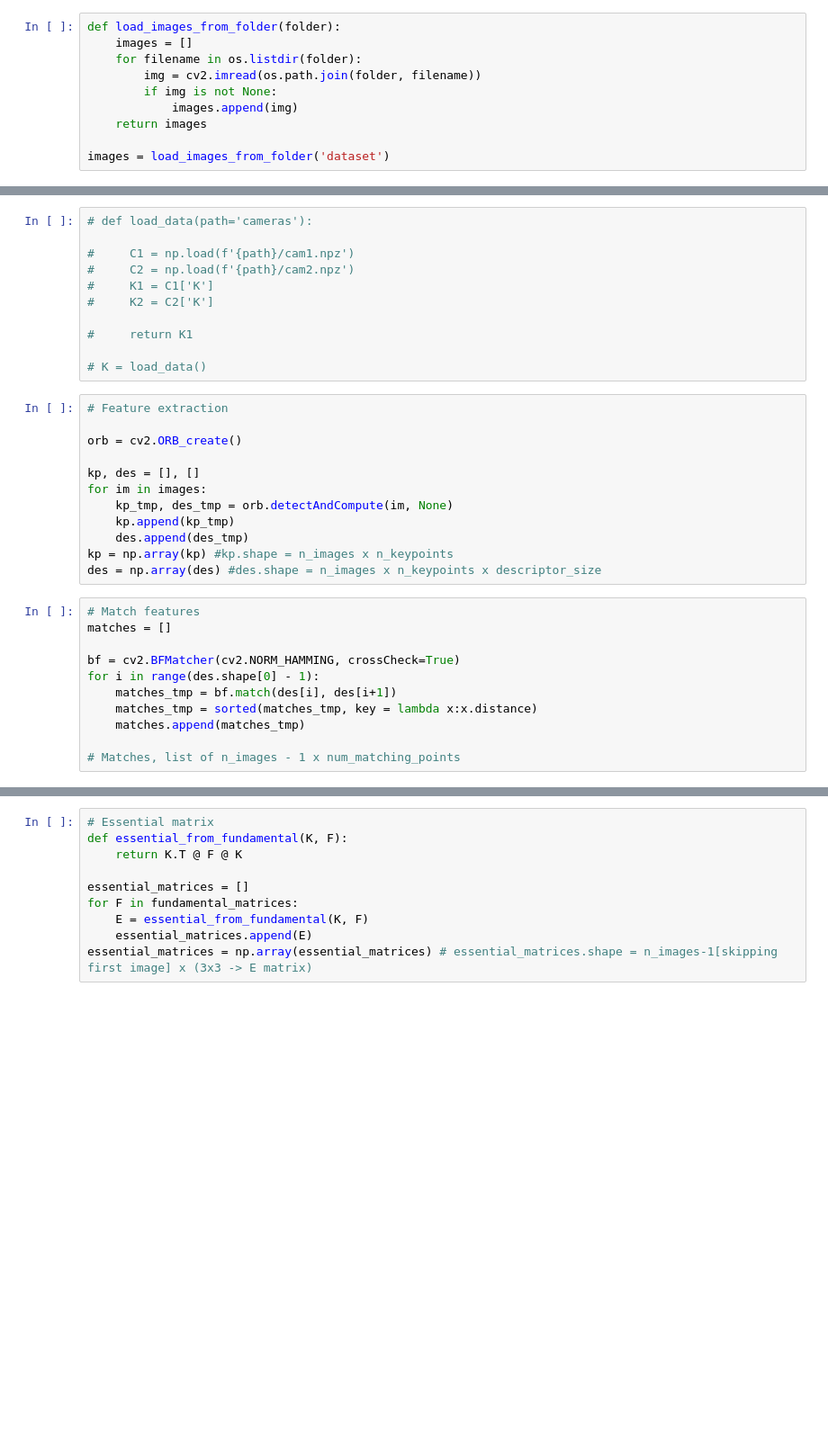
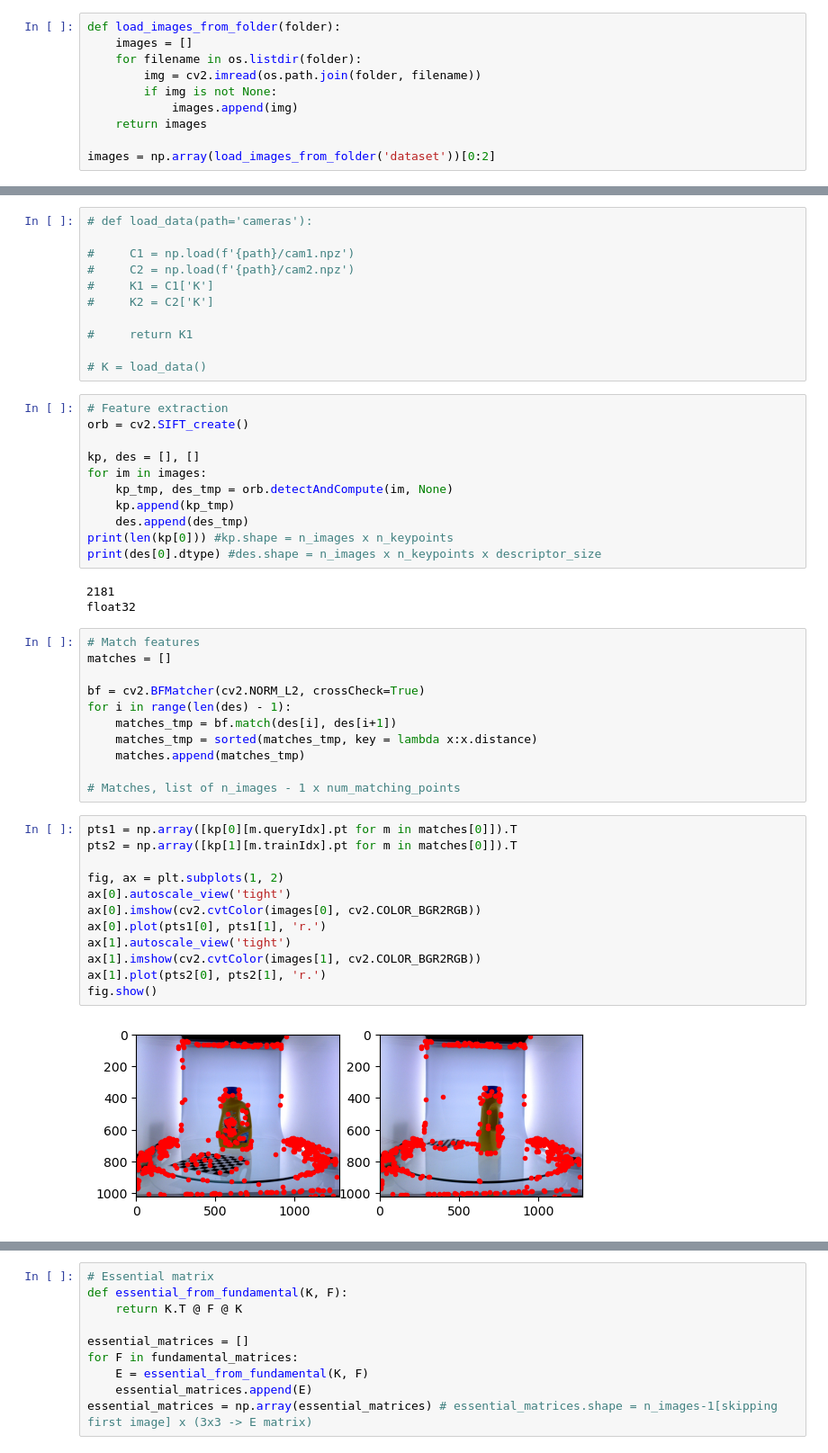
Before and after one commit to GMR-AI/3D-Reconstruction, a Jupyter notebook: general_pipeline.ipynb, the cells around one changed output, grey strips where cells are left out. Shown at 90% size. Drawn from its saved outputs; the diff is of its cells as text; blank space fills up the shorter version.

Commit message:
3D works with 2 images

```diff
--- a/general_pipeline.ipynb
+++ b/general_pipeline.ipynb
@@ -13,5 +13,5 @@ def load_images_from_folder(folder):
             images.append(img)
     return images
 
-images = load_images_from_folder('dataset')
+images = np.array(load_images_from_folder('dataset'))[0:2]
 # %%
@@ -29,27 +35,43 @@ K = np.loadtxt('intrinsic_matrix.txt', dtype=float)
 # K = load_data()
 # %%
 # Feature extraction
-
-orb = cv2.ORB_create()
+orb = cv2.SIFT_create()
 
 kp, des = [], []
 for im in images:
     kp_tmp, des_tmp = orb.detectAndCompute(im, None)
     kp.append(kp_tmp)
     des.append(des_tmp)
-kp = np.array(kp) #kp.shape = n_images x n_keypoints
-des = np.array(des) #des.shape = n_images x n_keypoints x descriptor_size
+print(len(kp[0])) #kp.shape = n_images x n_keypoints
+print(des[0].dtype) #des.shape = n_images x n_keypoints x descriptor_size
+# %% [output]
+2181
+float32
 # %%
 # Match features
 matches = []
 
-bf = cv2.BFMatcher(cv2.NORM_HAMMING, crossCheck=True)
-for i in range(des.shape[0] - 1):
+bf = cv2.BFMatcher(cv2.NORM_L2, crossCheck=True)
+for i in range(len(des) - 1):
     matches_tmp = bf.match(des[i], des[i+1])
     matches_tmp = sorted(matches_tmp, key = lambda x:x.distance)
     matches.append(matches_tmp)
 
 # Matches, list of n_images - 1 x num_matching_points
+# %%
+pts1 = np.array([kp[0][m.queryIdx].pt for m in matches[0]]).T
+pts2 = np.array([kp[1][m.trainIdx].pt for m in matches[0]]).T
+
+fig, ax = plt.subplots(1, 2)
+ax[0].autoscale_view('tight')
+ax[0].imshow(cv2.cvtColor(images[0], cv2.COLOR_BGR2RGB))
+ax[0].plot(pts1[0], pts1[1], 'r.')
+ax[1].autoscale_view('tight')
+ax[1].imshow(cv2.cvtColor(images[1], cv2.COLOR_BGR2RGB))
+ax[1].plot(pts2[0], pts2[1], 'r.')
+fig.show()
+# %% [output]
+[figure, added]
 # %%
 # Fundamental Matrix
 
```
Also changed, not shown: parts of 6 cells of this notebook, 39 other files.
